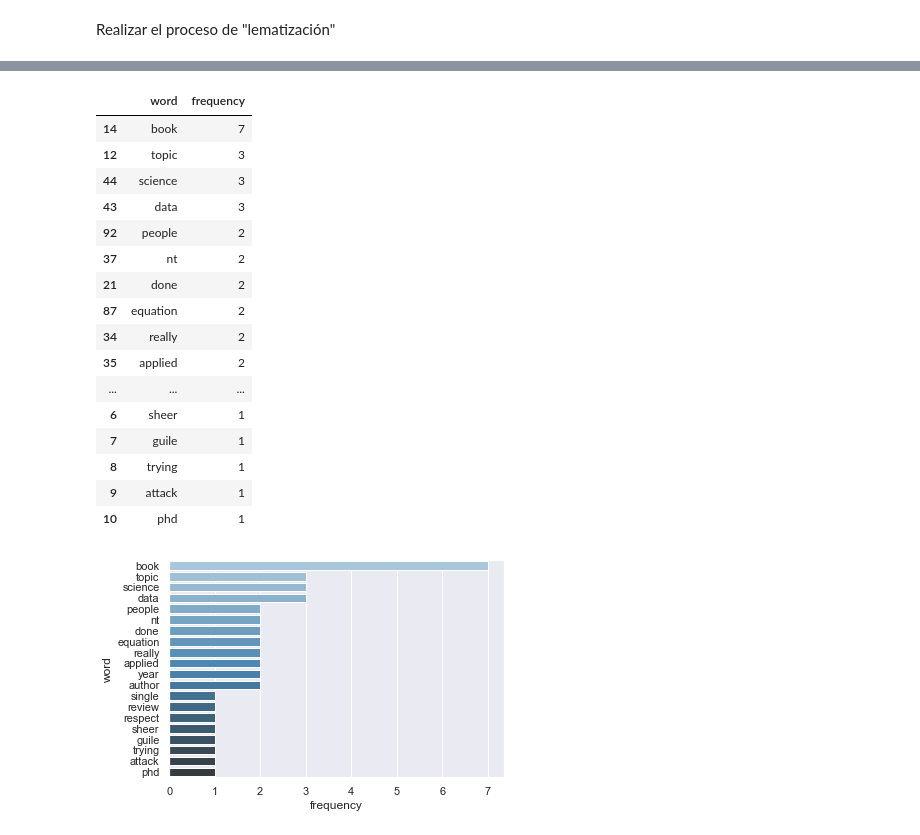
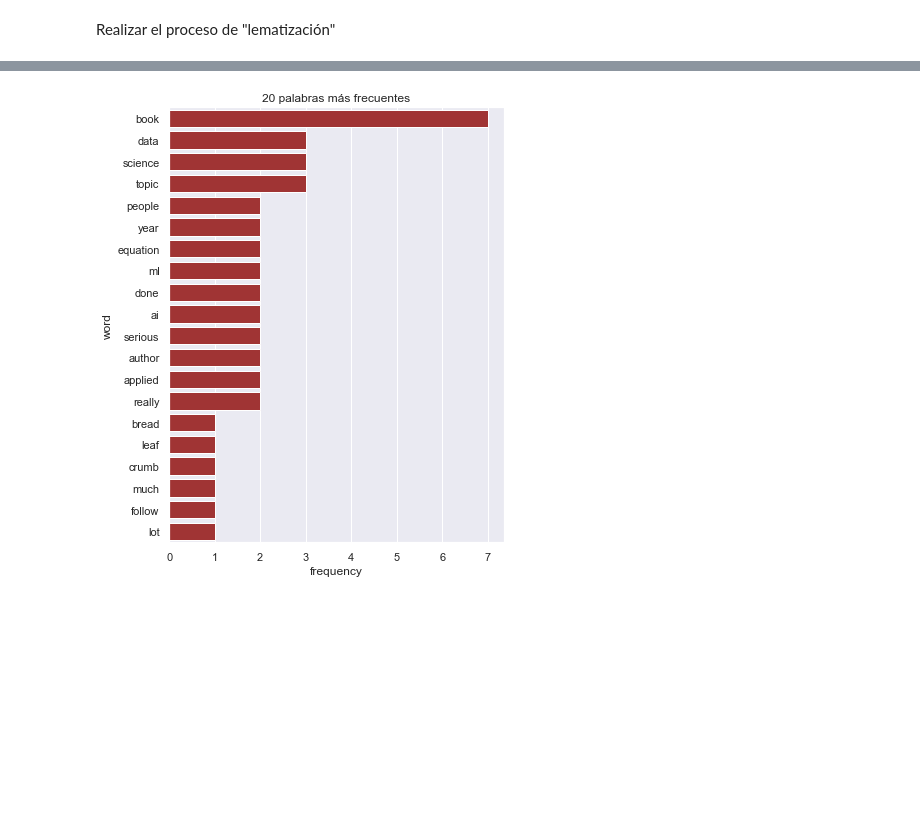
Before and after one commit to luisenerio/ProcesamientoDatosLuisLopezNerio1487280, a Jupyter notebook: Tarea1/Tarea1LuisLopezNerio.ipynb, the cells around one changed output, grey strips where cells are left out. Saved outputs shown, nothing was run; the diff lists cells and outputs as text; code cells hidden in the pictures; blank space fills up the shorter version.

```diff
--- a/Tarea1/Tarea1LuisLopezNerio.ipynb
+++ b/Tarea1/Tarea1LuisLopezNerio.ipynb
@@ -85,5 +91,10 @@ comentario
 # %% [markdown]
 Tokenizar(separar en palabras)
+# %%
+#comentario.replace("\'", "")
+import re
+comentario =  re.sub('[^a-zA-Z]',' ',comentario)
+#comentario
 # %%
 palabras = word_tokenize(comentario)
 #palabras
@@ -125,29 +136,12 @@ frecuencia = pd.DataFrame(fd.items(), columns=['word', 'frequency'])
 # %%
 frecuencia = frecuencia.sort_values('frequency',ascending=False)
 frecuencia = frecuencia.head(20)
-frecuencia
+#frecuencia
-# %% [output]
-|  | word | frequency |
-| 14 | book | 7 |
-| 12 | topic | 3 |
-| 44 | science | 3 |
-| 43 | data | 3 |
-| 92 | people | 2 |
-| 37 | nt | 2 |
-| 21 | done | 2 |
-| 87 | equation | 2 |
-| 34 | really | 2 |
-| 35 | applied | 2 |
-| ... | ... | ... |
-| 6 | sheer | 1 |
-| 7 | guile | 1 |
-| 8 | trying | 1 |
-| 9 | attack | 1 |
-| 10 | phd | 1 |
 # %%
- ax = sns.barplot(y='word', x='frequency',data = frecuencia,palette="Blues_d")
+ fig = plt.figure(figsize = (6,8))
+ ax = sns.barplot(y='word', x='frequency',data = frecuencia,color="firebrick").set(title='20 palabras más frecuentes')
 # %% [output]
-[figure, old version]
+[figure, new version]
 # %%
 import matplotlib.pyplot as plt
 from wordcloud import WordCloud, STOPWORDS
```
Also changed, not shown: parts of 26 cells of this notebook, 8 other files.
